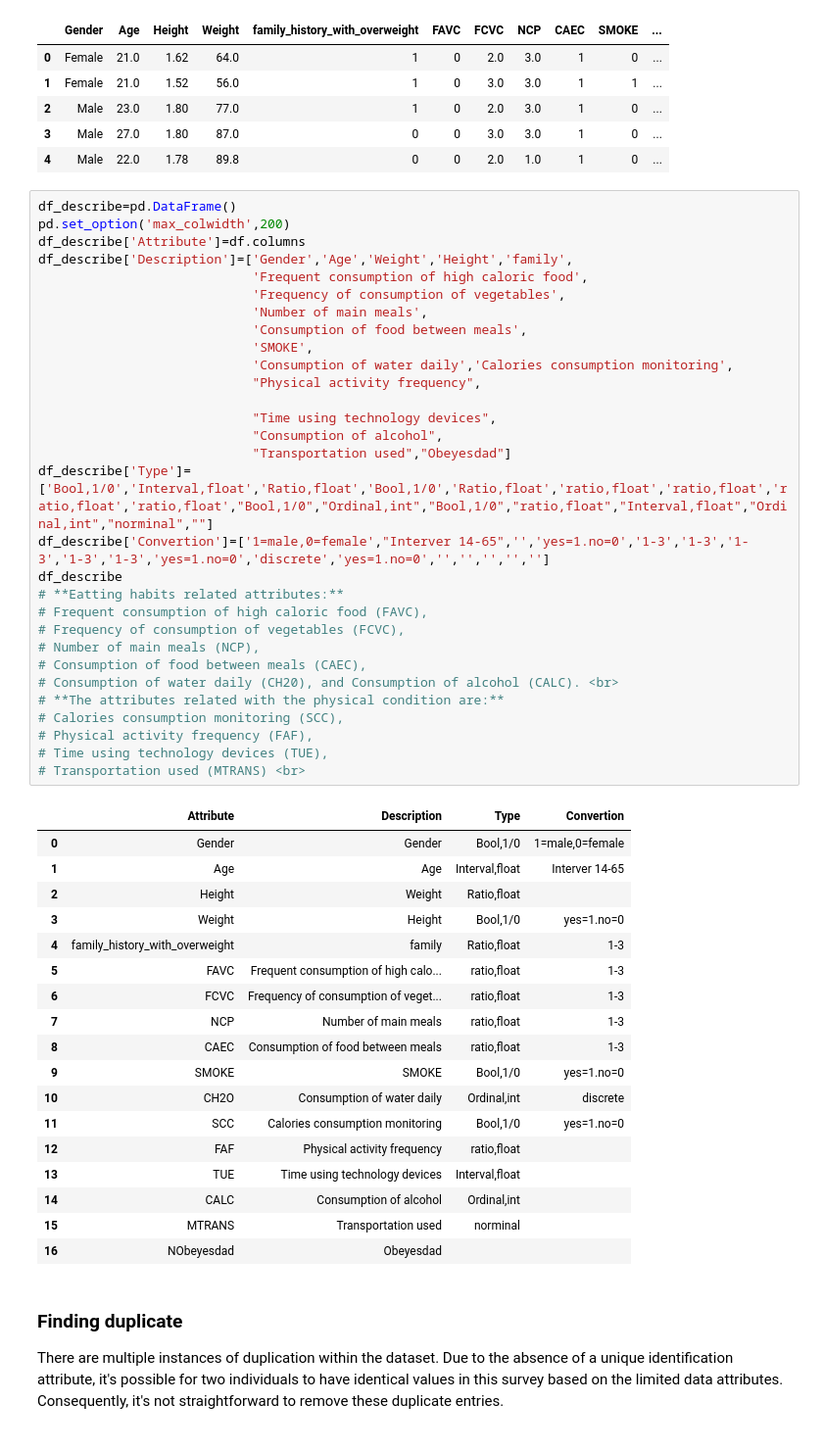
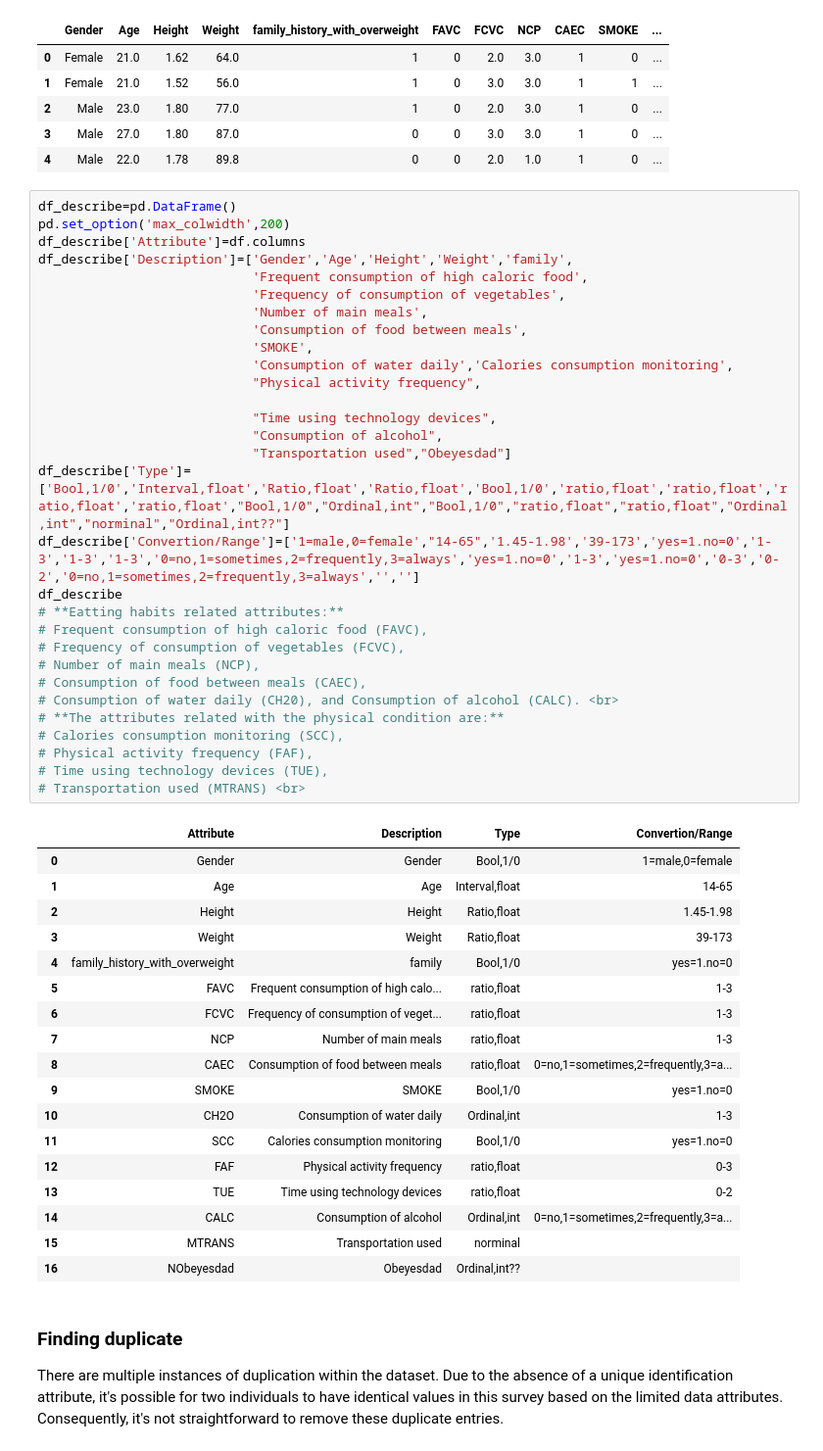
Before and after one commit to wayne-xyz/CS7324As, a Jupyter notebook: Lab1/LabOne.ipynb, the cells around one changed output. Shown at 98% size. Cells and saved outputs as stored; diff of their text form.

```diff
--- a/Lab1/LabOne.ipynb
+++ b/Lab1/LabOne.ipynb
@@ -161,52 +161,52 @@ memory usage: 280.5+ KB
 # %%
 df_describe=pd.DataFrame()
 pd.set_option('max_colwidth',200)
 df_describe['Attribute']=df.columns
-df_describe['Description']=['Gender','Age','Weight','Height','family',
+df_describe['Description']=['Gender','Age','Height','Weight','family',
                             'Frequent consumption of high caloric food',
                             'Frequency of consumption of vegetables',
                             'Number of main meals',
                             'Consumption of food between meals',
                             'SMOKE',
                             'Consumption of water daily','Calories consumption monitoring',
                             "Physical activity frequency",
 
                             "Time using technology devices",
                             "Consumption of alcohol",
                             "Transportation used","Obeyesdad"]
-df_describe['Type']=['Bool,1/0','Interval,float','Ratio,float','Bool,1/0','Ratio,float','ratio,float','ratio,float','ratio,float','ratio,float',"Bool,1/0","Ordinal,int","Bool,1/0","ratio,float","Interval,float","Ordinal,int","norminal",""]
-df_describe['Convertion']=['1=male,0=female',"Interver 14-65",'','yes=1.no=0','1-3','1-3','1-3','1-3','1-3','yes=1.no=0','discrete','yes=1.no=0','','','','','']
+df_describe['Type']=['Bool,1/0','Interval,float','Ratio,float','Ratio,float','Bool,1/0','ratio,float','ratio,float','ratio,float','ratio,float',"Bool,1/0","Ordinal,int","Bool,1/0","ratio,float","ratio,float","Ordinal,int","norminal","Ordinal,int??"]
+df_describe['Convertion/Range']=['1=male,0=female',"14-65",'1.45-1.98','39-173','yes=1.no=0','1-3','1-3','1-3','0=no,1=sometimes,2=frequently,3=always','yes=1.no=0','1-3','yes=1.no=0','0-3','0-2','0=no,1=sometimes,2=frequently,3=always','','']
 df_describe
 # **Eatting habits related attributes:**
 # Frequent consumption of high caloric food (FAVC),
 # Frequency of consumption of vegetables (FCVC),
 # Number of main meals (NCP),
 # Consumption of food between meals (CAEC),
 # Consumption of water daily (CH20), and Consumption of alcohol (CALC). <br>
 # **The attributes related with the physical condition are:**
 # Calories consumption monitoring (SCC),
 # Physical activity frequency (FAF),
 # Time using technology devices (TUE),
 # Transportation used (MTRANS) <br>
 # %% [output]
-|  | Attribute | Description | Type | Convertion |
+|  | Attribute | Description | Type | Convertion/Range |
 | 0 | Gender | Gender | Bool,1/0 | 1=male,0=female |
-| 1 | Age | Age | Interval,float | Interver 14-65 |
-| 2 | Height | Weight | Ratio,float |  |
-| 3 | Weight | Height | Bool,1/0 | yes=1.no=0 |
-| 4 | family_history_with_overweight | family | Ratio,float | 1-3 |
+| 1 | Age | Age | Interval,float | 14-65 |
+| 2 | Height | Height | Ratio,float | 1.45-1.98 |
+| 3 | Weight | Weight | Ratio,float | 39-173 |
+| 4 | family_history_with_overweight | family | Bool,1/0 | yes=1.no=0 |
 | 5 | FAVC | Frequent consumption of high calo... | ratio,float | 1-3 |
 | 6 | FCVC | Frequency of consumption of veget... | ratio,float | 1-3 |
 | 7 | NCP | Number of main meals | ratio,float | 1-3 |
-| 8 | CAEC | Consumption of food between meals | ratio,float | 1-3 |
+| 8 | CAEC | Consumption of food between meals | ratio,float | 0=no,1=sometimes,2=frequently,3=a... |
 | 9 | SMOKE | SMOKE | Bool,1/0 | yes=1.no=0 |
-| 10 | CH2O | Consumption of water daily | Ordinal,int | discrete |
+| 10 | CH2O | Consumption of water daily | Ordinal,int | 1-3 |
 | 11 | SCC | Calories consumption monitoring | Bool,1/0 | yes=1.no=0 |
-| 12 | FAF | Physical activity frequency | ratio,float |  |
-| 13 | TUE | Time using technology devices | Interval,float |  |
-| 14 | CALC | Consumption of alcohol | Ordinal,int |  |
+| 12 | FAF | Physical activity frequency | ratio,float | 0-3 |
+| 13 | TUE | Time using technology devices | ratio,float | 0-2 |
+| 14 | CALC | Consumption of alcohol | Ordinal,int | 0=no,1=sometimes,2=frequently,3=a... |
 | 15 | MTRANS | Transportation used | norminal |  |
-| 16 | NObeyesdad | Obeyesdad |  |  |
+| 16 | NObeyesdad | Obeyesdad | Ordinal,int?? |  |
 # %% [markdown]
 ### Finding duplicate
 There are multiple instances of duplication within the dataset. Due to the absence of a unique identification attribute, it's possible for two individuals to have identical values in this survey based on the limited data attributes. Consequently, it's not straightforward to remove these duplicate entries.
```
Also changed, not shown: parts of 1 cell of this notebook.
